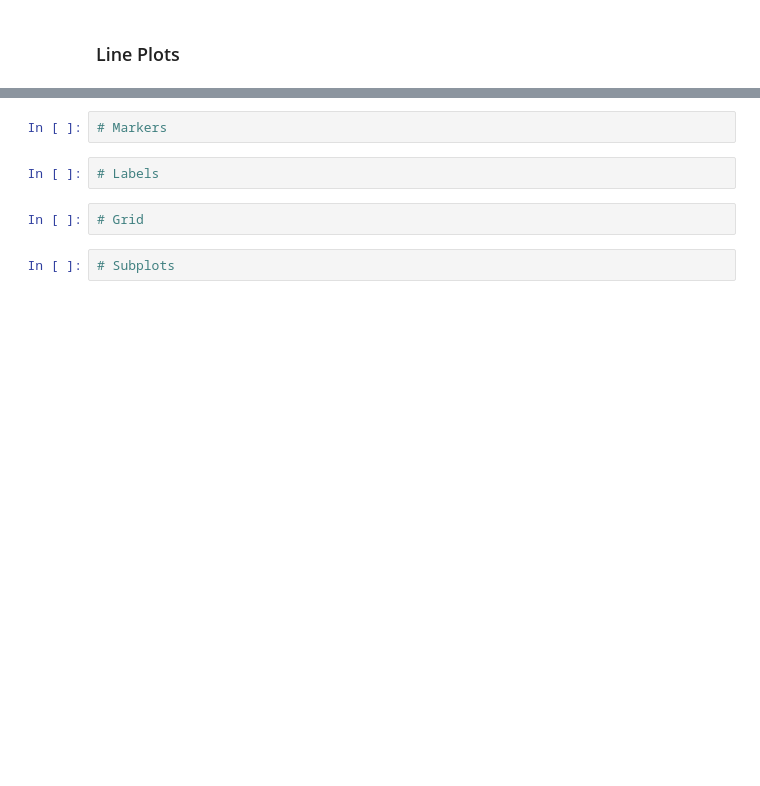
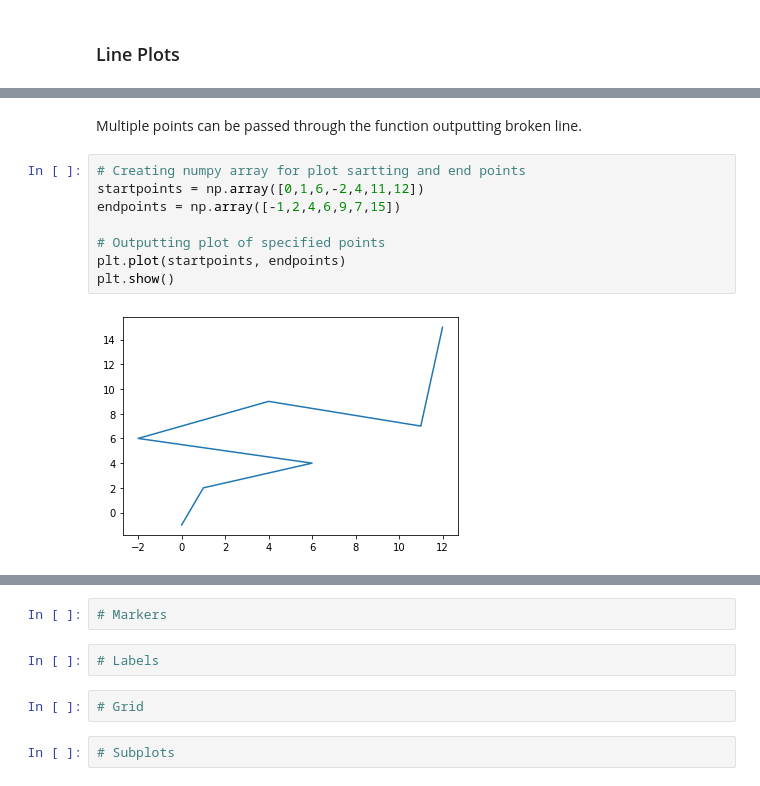
Before and after one commit to Mantvydas-data/FundamentalsofDataAnalysis, a Jupyter notebook: pyplot.ipynb, the cells around one changed output, grey strips where cells are left out. Saved outputs shown, nothing was run; the diff lists cells and outputs as text; blank space fills up the shorter version.

```diff
--- a/pyplot.ipynb
+++ b/pyplot.ipynb
@@ -32,0 +43,12 @@ Line plots
+# %% [markdown]
+Multiple points can be passed through the function outputting broken line.
+# %%
+# Creating numpy array for plot sartting and end points
+startpoints = np.array([0,1,6,-2,4,11,12])
+endpoints = np.array([-1,2,4,6,9,7,15])
+
+# Outputting plot of specified points
+plt.plot(startpoints, endpoints)
+plt.show()
+# %% [output]
+[figure, added]
```
Also changed, not shown: parts of 5 cells of this notebook.
